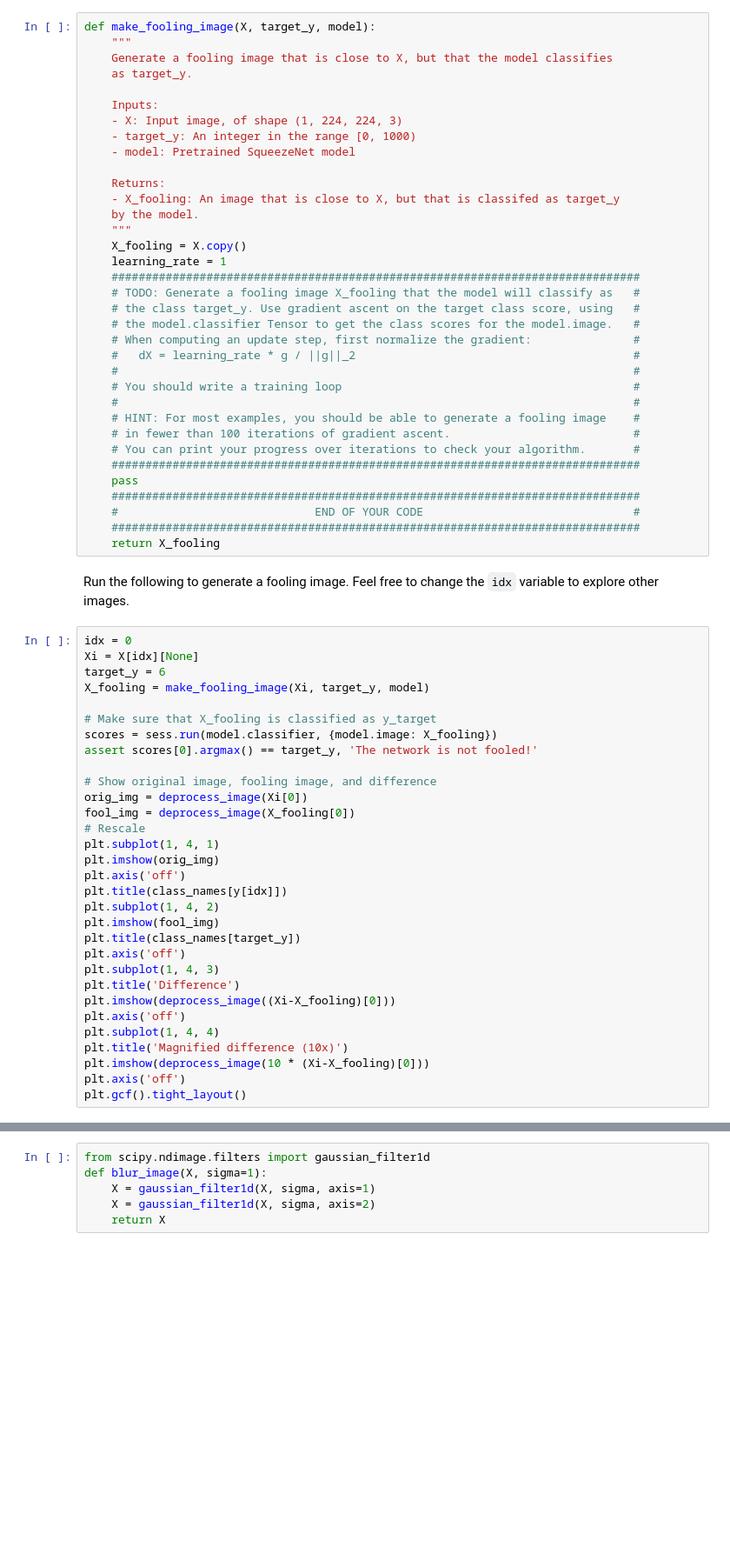
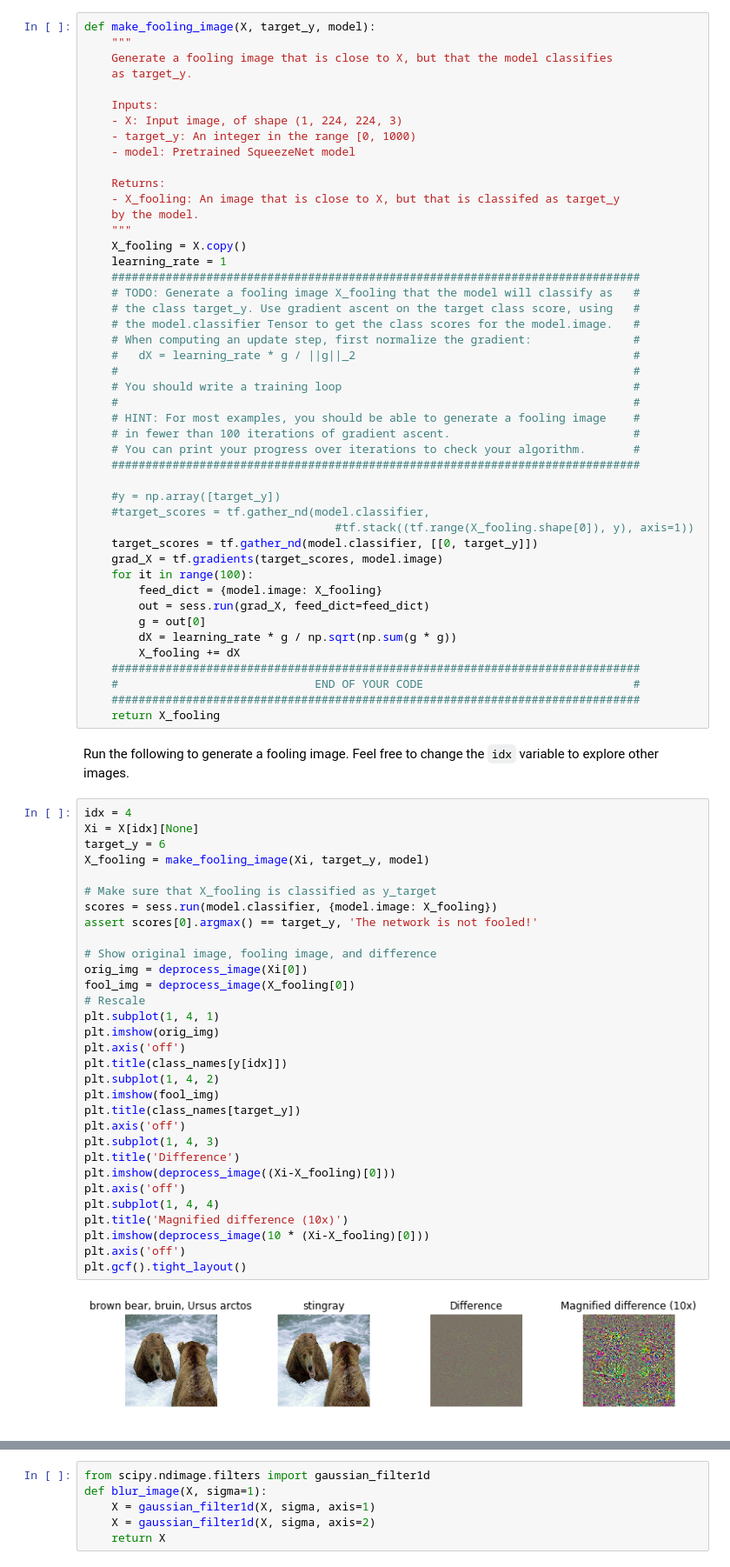
Before and after one commit to yd8534976/cs231n, a Jupyter notebook: assignment3/NetworkVisualization-TensorFlow.ipynb, the cells around one changed output, grey strips where cells are left out. Shown at 87% size. Saved outputs shown, nothing was run; the diff lists cells and outputs as text; blank space fills up the shorter version.

Commit message:
Net Visualization

```diff
--- a/assignment3/NetworkVisualization-TensorFlow.ipynb
+++ b/assignment3/NetworkVisualization-TensorFlow.ipynb
@@ -205,7 +205,18 @@ def make_fooling_image(X, target_y, model):
     # in fewer than 100 iterations of gradient ascent.                           #
     # You can print your progress over iterations to check your algorithm.       #
     ##############################################################################
-    pass
+
+    #y = np.array([target_y])
+    #target_scores = tf.gather_nd(model.classifier,
+                                     #tf.stack((tf.range(X_fooling.shape[0]), y), axis=1))
+    target_scores = tf.gather_nd(model.classifier, [[0, target_y]])
+    grad_X = tf.gradients(target_scores, model.image)
+    for it in range(100):
+        feed_dict = {model.image: X_fooling}
+        out = sess.run(grad_X, feed_dict=feed_dict)
+        g = out[0]
+        dX = learning_rate * g / np.sqrt(np.sum(g * g))
+        X_fooling += dX
     ##############################################################################
     #                             END OF YOUR CODE                               #
     ##############################################################################
@@ -213,36 +224,38 @@ def make_fooling_image(X, target_y, model):
 # %% [markdown]
 Run the following to generate a fooling image. Feel free to change the `idx` variable to explore other images.
 # %%
-idx = 0
+idx = 4
 Xi = X[idx][None]
 target_y = 6
 X_fooling = make_fooling_image(Xi, target_y, model)
 
 # Make sure that X_fooling is classified as y_target
 scores = sess.run(model.classifier, {model.image: X_fooling})
 assert scores[0].argmax() == target_y, 'The network is not fooled!'
 
 # Show original image, fooling image, and difference
 orig_img = deprocess_image(Xi[0])
 fool_img = deprocess_image(X_fooling[0])
 # Rescale
 plt.subplot(1, 4, 1)
 plt.imshow(orig_img)
 plt.axis('off')
 plt.title(class_names[y[idx]])
 plt.subplot(1, 4, 2)
 plt.imshow(fool_img)
 plt.title(class_names[target_y])
 plt.axis('off')
 plt.subplot(1, 4, 3)
 plt.title('Difference')
 plt.imshow(deprocess_image((Xi-X_fooling)[0]))
 plt.axis('off')
 plt.subplot(1, 4, 4)
 plt.title('Magnified difference (10x)')
 plt.imshow(deprocess_image(10 * (Xi-X_fooling)[0]))
 plt.axis('off')
 plt.gcf().tight_layout()
+# %% [output]
+[figure, added]
 # %% [markdown]
 # Class visualization
 By starting with a random noise image and performing gradient ascent on a target class, we can generate an image that the network will recognize as the target class. This idea was first presented in [2]; [3] extended this idea by suggesting several regularization techniques that can improve the quality of the generated image.
```
Also changed, not shown: parts of 3 cells of this notebook.
